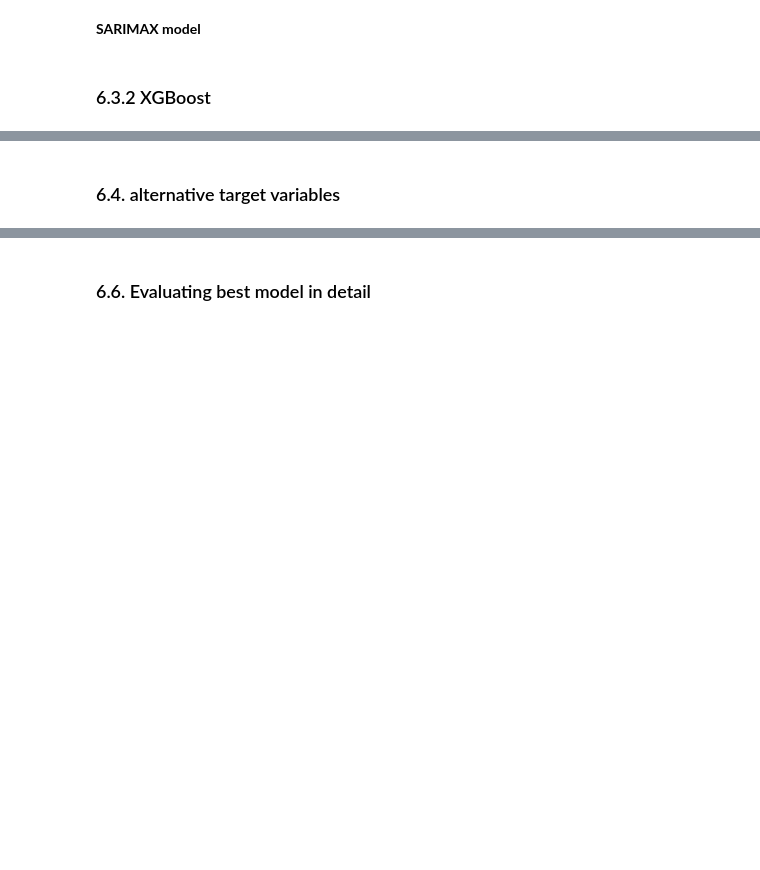
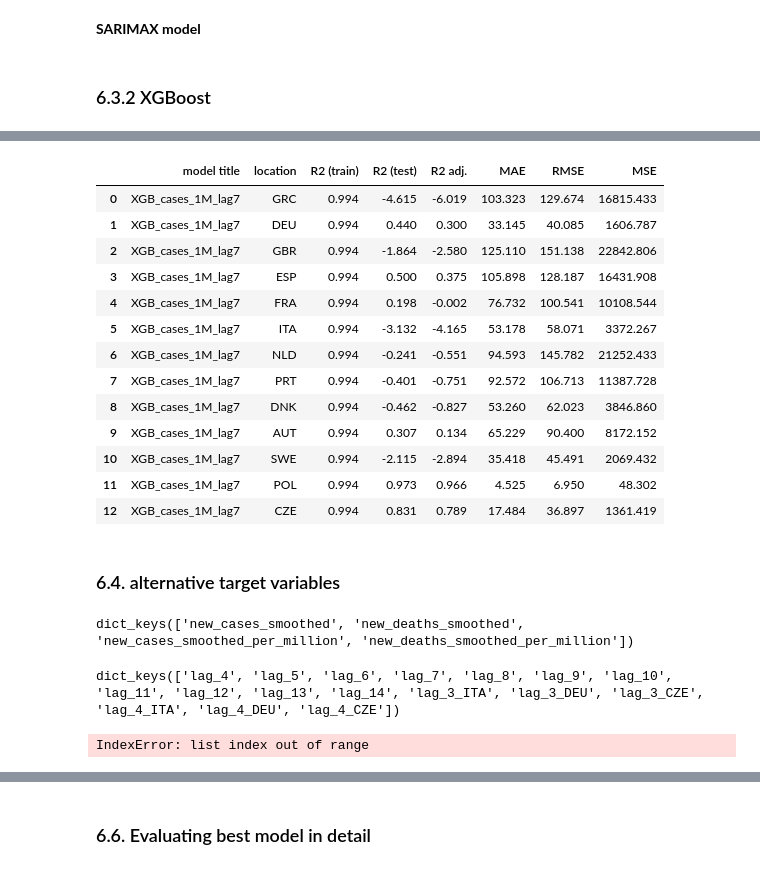
Before and after one commit to KevinSpurk/P03-how-to-predict-a-pandemic, a Jupyter notebook: P03_predict_covid19.ipynb, the cells around one changed output, grey strips where cells are left out. Cells and saved outputs as stored; diff of their text form; code cells hidden in the pictures; blank space fills up the shorter version.

Commit message:
model improvements, model comparison

```diff
--- a/P03_predict_covid19.ipynb
+++ b/P03_predict_covid19.ipynb
@@ -1450,0 +1420,8 @@ mobility_lag7_scaled_arima = scaling_model_dataset(dataset=mobility_lag7_scaled_
+# %%
+from pyf.preprocessing import model_dataset_to_datetimeindex
+
+# country selection for arima models
+arima_countries = ['ITA', 'DEU', 'CZE']
+
+# dict for arima modeling datasets
+mobility_arima = {}
@@ -1450,0 +1437,8 @@ mobility_lag7_scaled_arima = scaling_model_dataset(dataset=mobility_lag7_scaled_
+# %%
+# transform model datasets to timeseries to make them compatibile with arima models
+for target, targetset in mobility_scaled.items():
+    mobility_arima[target] = {}
+    for lag, data in targetset.items():
+        for c in arima_countries:
+            d = data.copy()
+            mobility_arima[target][lag + '_' + c] = model_dataset_to_datetimeindex(dataset=d, timeframe='date', cluster_by='location', cluster_val=c, dummyfied=True)
@@ -1539,10 +1546,9 @@ forecast_2['pred'].plot(legend=True, color='red', figsize=(20,8))
 ### 6.3.2 XGBoost
 # %%
 # create list of model titles for all lags
-xgb_title_list = ['XGB_cases_lag' + str(d) for d in range(3,14)]
-xgb_title_list.insert(0, 'XGB_cases_nolag')
+xgb_title_list = ['XGB_cases_1M_lag' + str(d) for d in range(3,15)]
 
-# create models to predict cases per million for all lags
-xgb_mobility_cases, xgb_mobility_cases_metrics = regression_model_comparison(datasets=mobility_cases_modeldata, titles=xgb_title_list, model_type=XGBRegressor, random_state=11)
+# modeling for cases per million for all lags
+xgb_mobility_cases_1m_scaled, xgb_mobility_cases_1m_scaled_comp = regression_model_comparison(datasets=mobility_scaled['new_cases_smoothed_per_million'], titles=xgb_title_list, model_type=XGBRegressor, random_state=11)
 # %%
 # performance metrics
@@ -1550,7 +1570,49 @@ xgb_mobility_cases_metrics
 # %%
-# get preformance metrics for 6 days lag clustered by location
-mobility_cases_lag6_xgb_clustered = regression_model_evaluation_clustered(dataset=xgb_mobility_cases['lag_6'], cluster_by='location', undummify=True)
+# preformance for 7 days lag clustered by location
+xgb_mobility_cases_clustered = regression_model_evaluation_clustered(dataset=xgb_mobility_cases_1m_scaled['lag_7'], cluster_by='location', undummify=True)
 # %%
-mobility_cases_lag6_xgb_clustered
+xgb_mobility_cases_clustered
+# %% [output]
+|  | model title | location | R2 (train) | R2 (test) | R2 adj. | MAE | RMSE | MSE |
+| 0 | XGB_cases_1M_lag7 | GRC | 0.994 | -4.615 | -6.019 | 103.323 | 129.674 | 16815.433 |
+| 1 | XGB_cases_1M_lag7 | DEU | 0.994 | 0.440 | 0.300 | 33.145 | 40.085 | 1606.787 |
+| 2 | XGB_cases_1M_lag7 | GBR | 0.994 | -1.864 | -2.580 | 125.110 | 151.138 | 22842.806 |
+| 3 | XGB_cases_1M_lag7 | ESP | 0.994 | 0.500 | 0.375 | 105.898 | 128.187 | 16431.908 |
+| 4 | XGB_cases_1M_lag7 | FRA | 0.994 | 0.198 | -0.002 | 76.732 | 100.541 | 10108.544 |
+| 5 | XGB_cases_1M_lag7 | ITA | 0.994 | -3.132 | -4.165 | 53.178 | 58.071 | 3372.267 |
+| 6 | XGB_cases_1M_lag7 | NLD | 0.994 | -0.241 | -0.551 | 94.593 | 145.782 | 21252.433 |
+| 7 | XGB_cases_1M_lag7 | PRT | 0.994 | -0.401 | -0.751 | 92.572 | 106.713 | 11387.728 |
+| 8 | XGB_cases_1M_lag7 | DNK | 0.994 | -0.462 | -0.827 | 53.260 | 62.023 | 3846.860 |
+| 9 | XGB_cases_1M_lag7 | AUT | 0.994 | 0.307 | 0.134 | 65.229 | 90.400 | 8172.152 |
+| 10 | XGB_cases_1M_lag7 | SWE | 0.994 | -2.115 | -2.894 | 35.418 | 45.491 | 2069.432 |
+| 11 | XGB_cases_1M_lag7 | POL | 0.994 | 0.973 | 0.966 | 4.525 | 6.950 | 48.302 |
+| 12 | XGB_cases_1M_lag7 | CZE | 0.994 | 0.831 | 0.789 | 17.484 | 36.897 | 1361.419 |
 # %% [markdown]
 ### 6.4. alternative target variables
+# %%
+rf_mobility_full.keys()
+# %% [output]
+dict_keys(['new_cases_smoothed', 'new_deaths_smoothed', 'new_cases_smoothed_per_million', 'new_deaths_smoothed_per_million'])
+# %%
+rf_mobility_full['new_cases_smoothed'].keys()
+# %% [output]
+dict_keys(['lag_4', 'lag_5', 'lag_6', 'lag_7', 'lag_8', 'lag_9', 'lag_10', 'lag_11', 'lag_12', 'lag_13', 'lag_14', 'lag_3_ITA', 'lag_3_DEU', 'lag_3_CZE', 'lag_4_ITA', 'lag_4_DEU', 'lag_4_CZE'])
+# %%
+rf_mobility_full = mobility_modelsets.copy()
+
+# list of target variables
+mobility_modelsets_alltargets = [target for target in mobility_modelsets.keys()]
+
+# create list of model titles
+rf_alltargets_titles = ['RF_lag' + str(d) for d in range(3,15)]
+
+# df for comparison of target vars
+rf_mobility_alltargets_metrics = pd.DataFrame({'model': rf_alltargets_titles})
+
+# modeling
+for tgt in mobility_modelsets_alltargets:
+    rf_mobility_modelset, rf_mobility_metrics = regression_model_comparison(datasets=rf_mobility_full[tgt], titles=rf_alltargets_titles, model_type=RandomForestRegressor, random_state=11)
+    # copy metrics into comparison df
+    rf_mobility_alltargets_metrics[tgt] = rf_mobility_metrics['R2 (test)']
+# %% [output]
+IndexError: list index out of range
```
Also changed, not shown: parts of 23 cells of this notebook, 1 other file.
